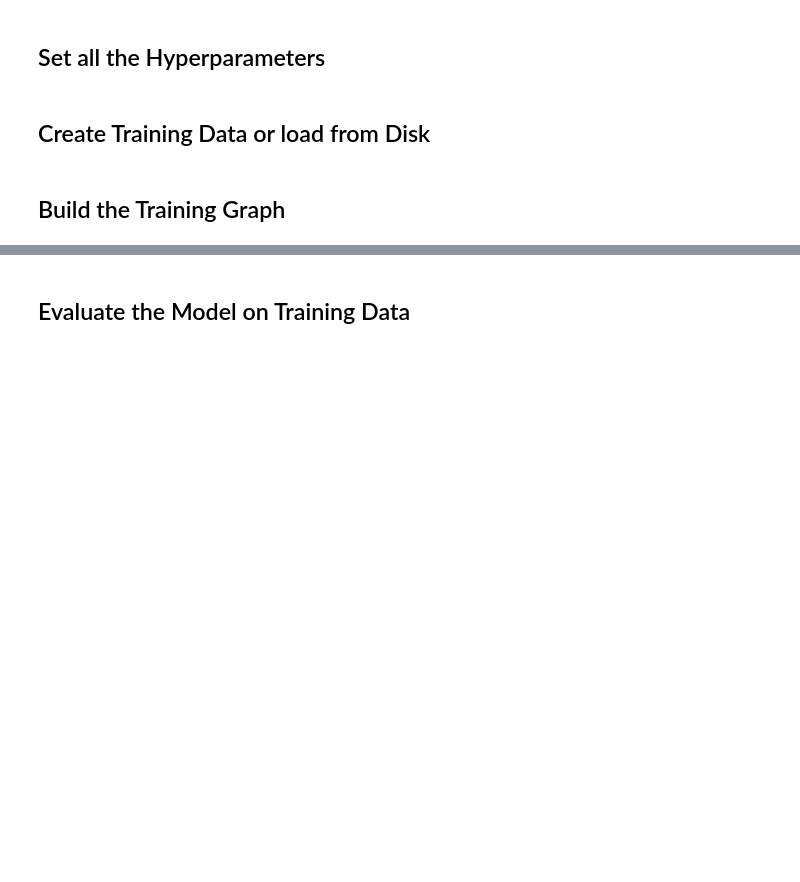
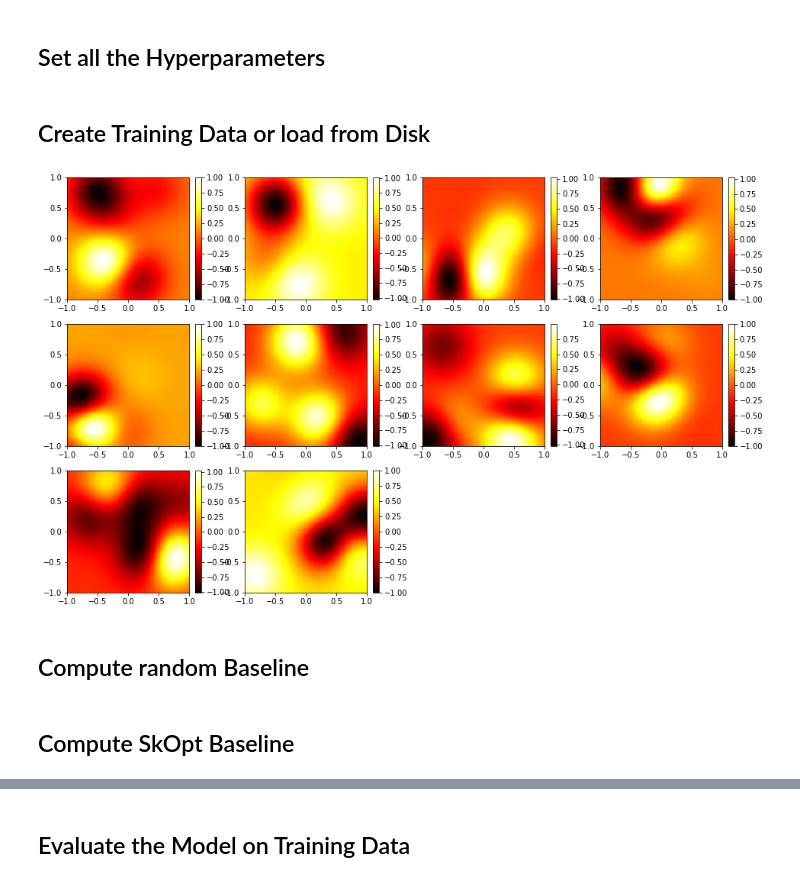
Before and after one commit to p16i/blackbox-optimization-using-rnns, a Jupyter notebook: BlackBoxOptimize.ipynb, the cells around one changed output, grey strips where cells are left out. Drawn from its saved outputs; the diff is of its cells as text; code cells hidden in the pictures; blank space fills up the shorter version.

```diff
--- a/BlackBoxOptimize.ipynb
+++ b/BlackBoxOptimize.ipynb
@@ -64,6 +63,8 @@ data_train = (X_train, A_train, min_train, max_train)
 data_test = (X_test, A_test, min_test, max_test)
 # %%
 # Visualize Training Data
-if visualize: viz.plot_gp_data_sample(4, X_train, A_train, min_train, max_train, l, kernel, function)
+if visualize: viz.plot_gp_data_sample(10, X_train, A_train, min_train, max_train, l, kernel, function)
+# %% [output]
+[figure, added]
-# %% [markdown]
-## Build the Training Graph
+# %% [markdown]
+## Compute random Baseline
@@ -69,0 +73,2 @@ if visualize: viz.plot_gp_data_sample(4, X_train, A_train, min_train, max_train,
+# %% [markdown]
+## Compute SkOpt Baseline
```
Also changed, not shown: parts of 15 cells of this notebook, 3 other files.
